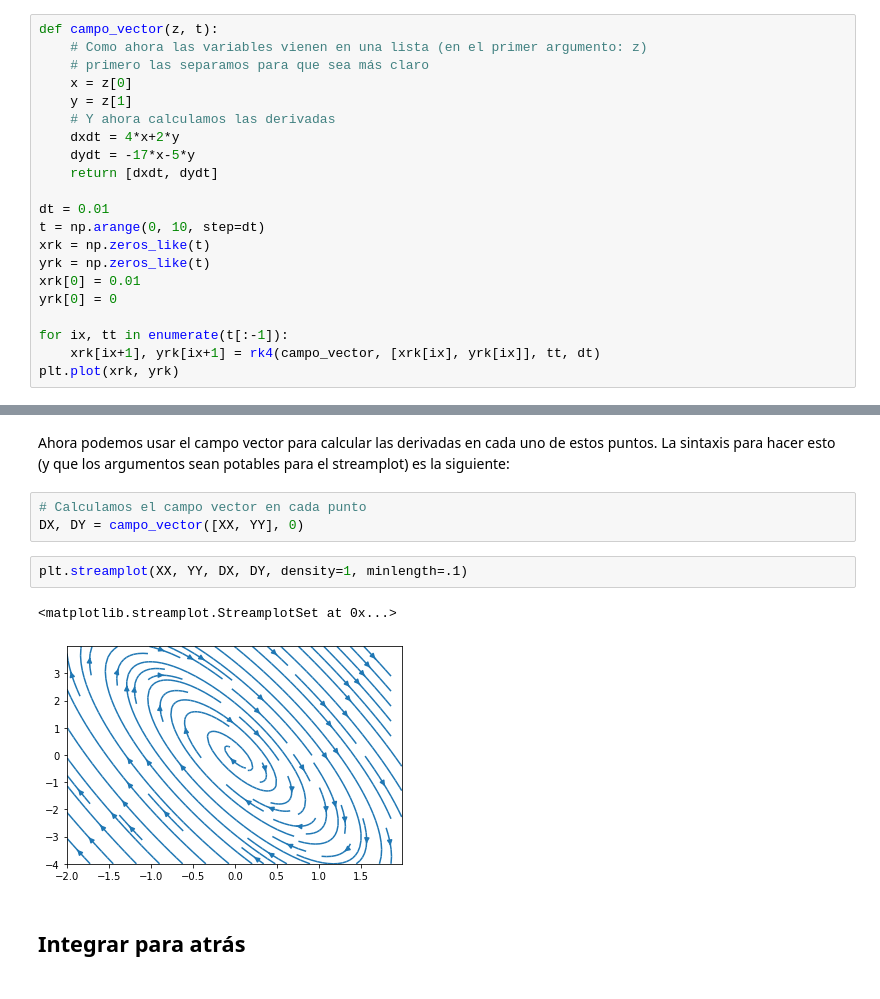
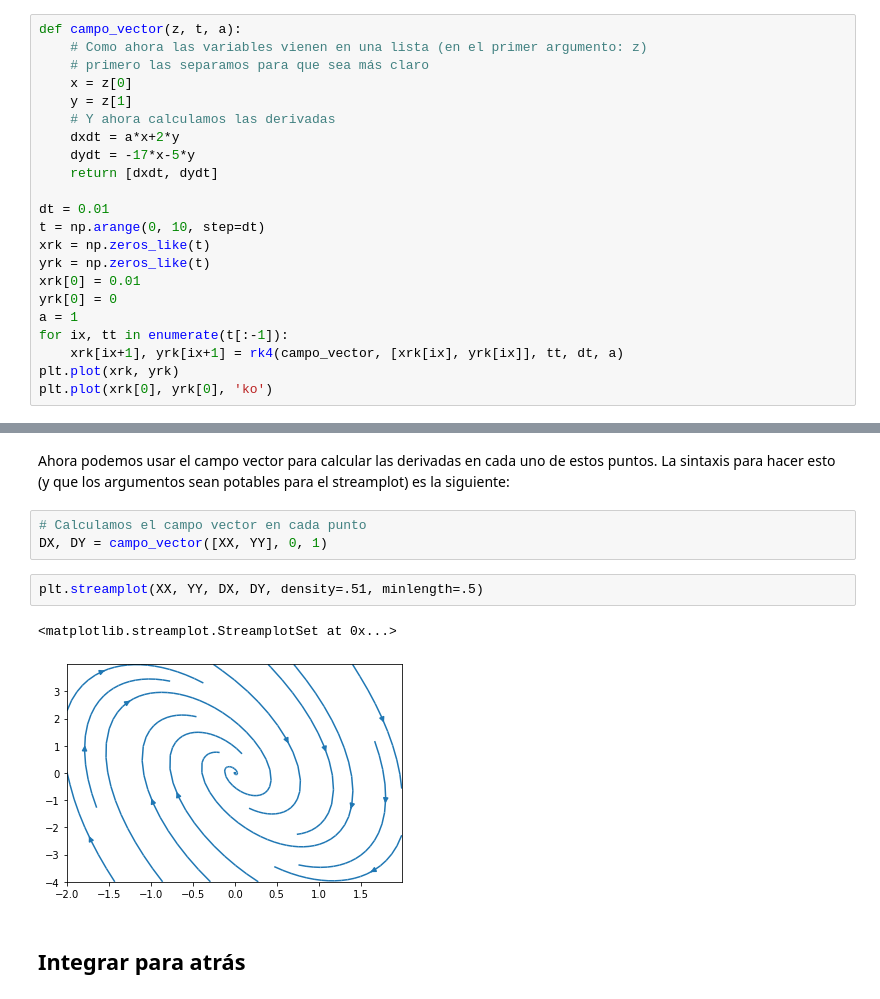
Before and after one commit to jfdoppler/DNL_1c2021, a Jupyter notebook: 04_integracion_2_rk.ipynb, the cells around one changed output, grey strips where cells are left out. Cells and saved outputs as stored; diff of their text form.

````diff
--- a/04_integracion_2_rk.ipynb
+++ b/04_integracion_2_rk.ipynb
@@ -118,13 +126,13 @@ x[i+1], y[i+1] = rk4(campo_vector, [x[i], y[i]], tt, dt)
 
 ```
 # %%
-def campo_vector(z, t):
+def campo_vector(z, t, a):
     # Como ahora las variables vienen en una lista (en el primer argumento: z)
     # primero las separamos para que sea más claro
     x = z[0]
     y = z[1]
     # Y ahora calculamos las derivadas
-    dxdt = 4*x+2*y
+    dxdt = a*x+2*y
     dydt = -17*x-5*y
     return [dxdt, dydt]
 
@@ -134,9 +142,10 @@ xrk = np.zeros_like(t)
 yrk = np.zeros_like(t)
 xrk[0] = 0.01
 yrk[0] = 0
-
+a = 1
 for ix, tt in enumerate(t[:-1]):
-    xrk[ix+1], yrk[ix+1] = rk4(campo_vector, [xrk[ix], yrk[ix]], tt, dt)
+    xrk[ix+1], yrk[ix+1] = rk4(campo_vector, [xrk[ix], yrk[ix]], tt, dt, a)
 plt.plot(xrk, yrk)
+plt.plot(xrk[0], yrk[0], 'ko')
 # %% [output]
 [<matplotlib.lines.Line2D at 0x...>]
@@ -153,12 +162,12 @@ XX, YY = np.meshgrid(np.arange(-2, 2, .01), np.arange(-4, 4, .01))
 Ahora podemos usar el campo vector para calcular las derivadas en cada uno de estos puntos. La sintaxis para hacer esto (y que los argumentos sean potables para el streamplot) es la siguiente:
 # %%
 # Calculamos el campo vector en cada punto
-DX, DY = campo_vector([XX, YY], 0)
+DX, DY = campo_vector([XX, YY], 0, 1)
 # %%
-plt.streamplot(XX, YY, DX, DY, density=1, minlength=.1)
+plt.streamplot(XX, YY, DX, DY, density=.51, minlength=.5)
 # %% [output]
 <matplotlib.streamplot.StreamplotSet at 0x...>
-[figure, old version]
+[figure, new version]
 # %% [markdown]
 ## Integrar para atrás
 # %%
````
Also changed, not shown: parts of 8 cells of this notebook.
